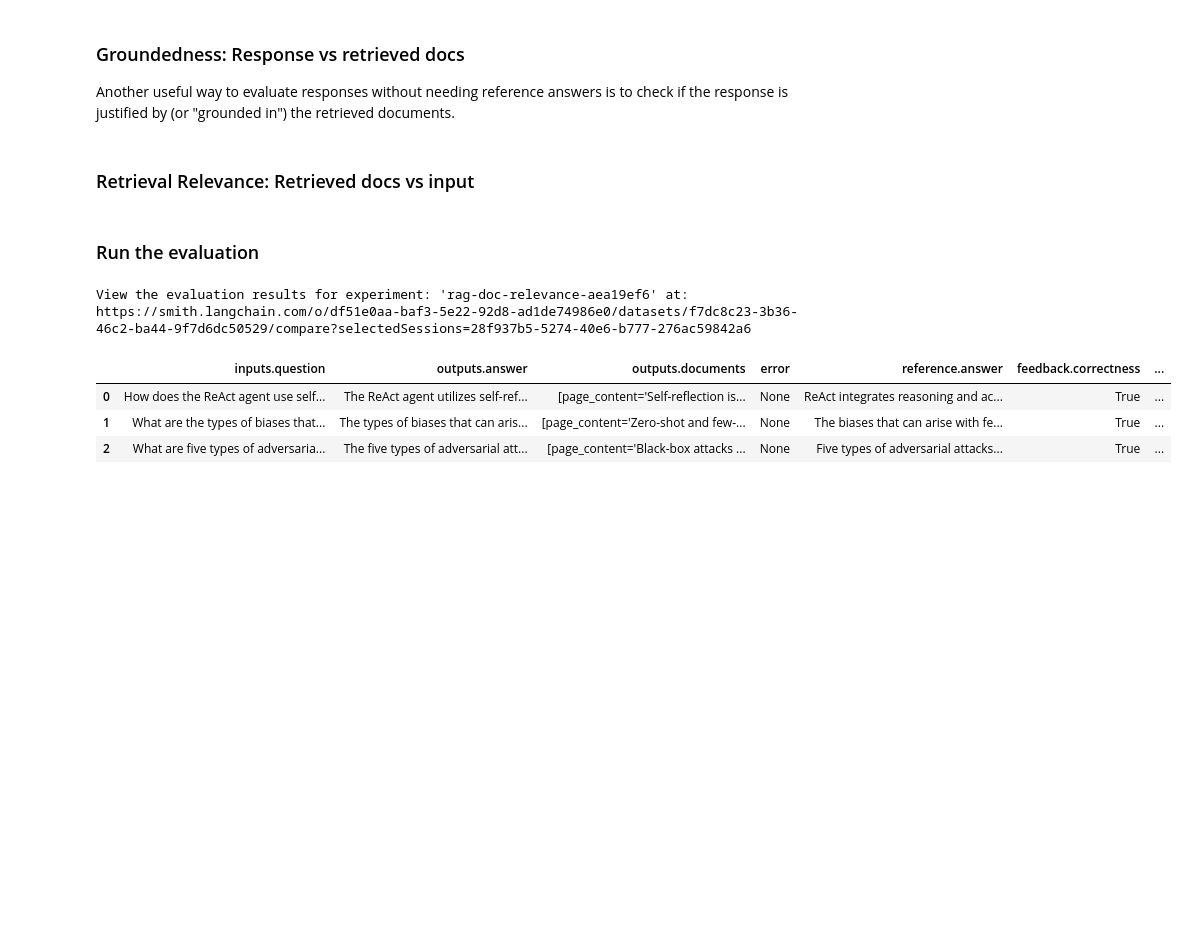
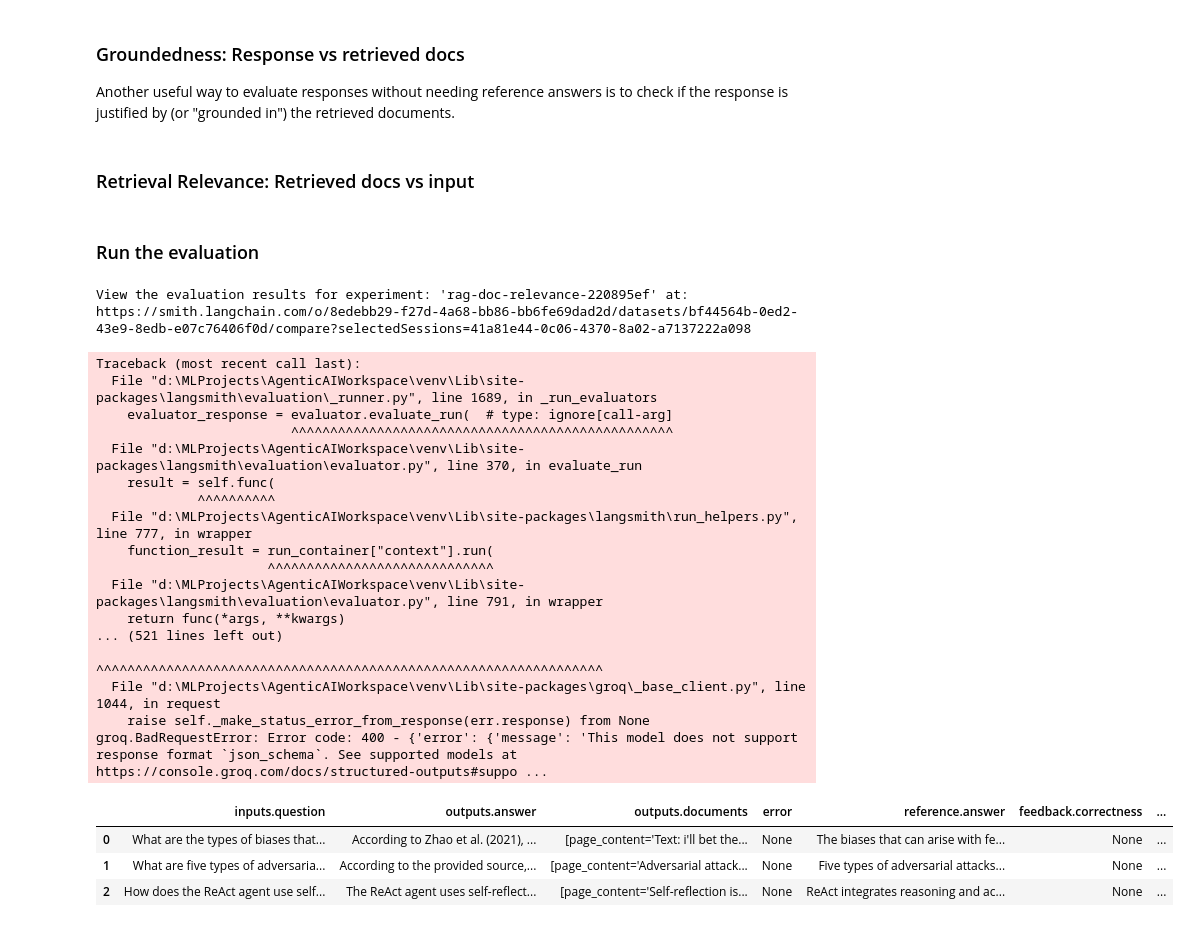
Before and after one commit to Ayushtechera/LangChain-langGraph, a Jupyter notebook: 12-Chatbot and Rag Evaluation/1-rag_evaluation.ipynb, the cells around one changed output. Drawn from its saved outputs; the diff is of its cells as text; code cells hidden in the pictures; blank space fills up the shorter version.

Commit message:
Rag Evaluation using langsmith

```diff
--- a/12-Chatbot and Rag Evaluation/1-rag_evaluation.ipynb
+++ b/12-Chatbot and Rag Evaluation/1-rag_evaluation.ipynb
@@ -158,6 +175,7 @@ https://smith.langchain.com/o/df51e0aa-baf3-5e22-92d8-ad1de74986e0/datasets/8ac2
 from langchain_community.document_loaders import WebBaseLoader
 from langchain_core.vectorstores import InMemoryVectorStore
 from langchain_openai import OpenAIEmbeddings
+from langchain_huggingface import HuggingFaceEmbeddings
 from langchain_text_splitters import RecursiveCharacterTextSplitter
 
 # List of URLs to load documents from
@@ -182,7 +200,9 @@ doc_splits = text_splitter.split_documents(docs_list)
 # Add the document chunks to the "vector store" using OpenAIEmbeddings
 vectorstore = InMemoryVectorStore.from_documents(
     documents=doc_splits,
-    embedding=OpenAIEmbeddings(),
+    embedding=HuggingFaceEmbeddings(
+        model_name="all-miniLM-L6-v2"
+    ),
 )
 
 # With langchain we can easily turn any vector store into a retrieval component:
@@ -352,7 +373,7 @@ Explain your reasoning in a step-by-step manner to ensure your reasoning and con
 Avoid simply stating the correct answer at the outset."""
 
 # Grader LLM
-relevance_llm = ChatOpenAI(model="gpt-4o", temperature=0).with_structured_output(RelevanceGrade, method="json_schema", strict=True)
+relevance_llm = ChatGroq(model="llama-3.1-8b-instant", temperature=0).with_structured_output(RelevanceGrade, method="json_schema", strict=True)
 
 # Evaluator
 def relevance(inputs: dict, outputs: dict) -> bool:
@@ -390,7 +411,7 @@ Explain your reasoning in a step-by-step manner to ensure your reasoning and con
 Avoid simply stating the correct answer at the outset."""
 
 # Grader LLM
-grounded_llm = ChatOpenAI(model="gpt-4o", temperature=0).with_structured_output(GroundedGrade, method="json_schema", strict=True)
+grounded_llm = ChatGroq(model="llama-3.1-8b-instant", temperature=0).with_structured_output(GroundedGrade, method="json_schema", strict=True)
 
 # Evaluator
 def groundedness(inputs: dict, outputs: dict) -> bool:
@@ -426,7 +447,7 @@ Explain your reasoning in a step-by-step manner to ensure your reasoning and con
 Avoid simply stating the correct answer at the outset."""
 
 # Grader LLM
-retrieval_relevance_llm = ChatOpenAI(model="gpt-4o", temperature=0).with_structured_output(RetrievalRelevanceGrade, method="json_schema", strict=True)
+retrieval_relevance_llm = ChatGroq(model="llama-3.1-8b-instant", temperature=0).with_structured_output(RetrievalRelevanceGrade, method="json_schema", strict=True)
 
 def retrieval_relevance(inputs: dict, outputs: dict) -> bool:
     """An evaluator for document relevance"""
@@ -444,20 +465,37 @@ def retrieval_relevance(inputs: dict, outputs: dict) -> bool:
 # %%
 def target(inputs: dict) -> dict:
     return rag_bot(inputs["question"])
 
 experiment_results = client.evaluate(
     target,
     data=dataset_name,
     evaluators=[correctness, groundedness, relevance, retrieval_relevance],
     experiment_prefix="rag-doc-relevance",
-    metadata={"version": "LCEL context, gpt-4-0125-preview"},
+    metadata={"version": "LCEL context, llama-3.1-8b-instant-preview"},
 )
 # Explore results locally as a dataframe if you have pandas installed
 experiment_results.to_pandas()
 # %% [output]
-View the evaluation results for experiment: 'rag-doc-relevance-aea19ef6' at:
-https://smith.langchain.com/o/df51e0aa-baf3-5e22-92d8-ad1de74986e0/datasets/f7dc8c23-3b36-46c2-ba44-9f7d6dc50529/compare?selectedSessions=28f937b5-5274-40e6-b777-276ac59842a6
+View the evaluation results for experiment: 'rag-doc-relevance-220895ef' at:
+https://smith.langchain.com/o/8edebb29-f27d-4a68-bb86-bb6fe69dad2d/datasets/bf44564b-0ed2-43e9-8edb-e07c76406f0d/compare?selectedSessions=41a81e44-0c06-4370-8a02-a7137222a098
+Traceback (most recent call last):
+  File "d:\MLProjects\AgenticAIWorkspace\venv\Lib\site-packages\langsmith\evaluation\_runner.py", line 1689, in _run_evaluators
+    evaluator_response = evaluator.evaluate_run(  # type: ignore[call-arg]
+                         ^^^^^^^^^^^^^^^^^^^^^^^^^^^^^^^^^^^^^^^^^^^^^^^^^
+  File "d:\MLProjects\AgenticAIWorkspace\venv\Lib\site-packages\langsmith\evaluation\evaluator.py", line 370, in evaluate_run
+    result = self.func(
+             ^^^^^^^^^^
+  File "d:\MLProjects\AgenticAIWorkspace\venv\Lib\site-packages\langsmith\run_helpers.py", line 777, in wrapper
+    function_result = run_container["context"].run(
+                      ^^^^^^^^^^^^^^^^^^^^^^^^^^^^^
+  File "d:\MLProjects\AgenticAIWorkspace\venv\Lib\site-packages\langsmith\evaluation\evaluator.py", line 791, in wrapper
+    return func(*args, **kwargs)
+... (521 lines left out)
+                           ^^^^^^^^^^^^^^^^^^^^^^^^^^^^^^^^^^^^^^^^^^^^^^^^^^^^^^^^^^^^^^^^^
+  File "d:\MLProjects\AgenticAIWorkspace\venv\Lib\site-packages\groq\_base_client.py", line 1044, in request
+    raise self._make_status_error_from_response(err.response) from None
+groq.BadRequestError: Error code: 400 - {'error': {'message': 'This model does not support response format `json_schema`. See supported models at https://console.groq.com/docs/structured-outputs#suppo ...
 |  | inputs.question | outputs.answer | outputs.documents | error | reference.answer | feedback.correctness | ... |
-| 0 | How does the ReAct agent use self... | The ReAct agent utilizes self-ref... | [page_content='Self-reflection is... | None | ReAct integrates reasoning and ac... | True | ... |
-| 1 | What are the types of biases that... | The types of biases that can aris... | [page_content='Zero-shot and few-... | None | The biases that can arise with fe... | True | ... |
-| 2 | What are five types of adversaria... | The five types of adversarial att... | [page_content='Black-box attacks ... | None | Five types of adversarial attacks... | True | ... |
+| 0 | What are the types of biases that... | According to Zhao et al. (2021), ... | [page_content='Text: i'll bet the... | None | The biases that can arise with fe... | None | ... |
+| 1 | What are five types of adversaria... | According to the provided source,... | [page_content='Adversarial attack... | None | Five types of adversarial attacks... | None | ... |
+| 2 | How does the ReAct agent use self... | The ReAct agent uses self-reflect... | [page_content='Self-reflection is... | None | ReAct integrates reasoning and ac... | None | ... |
```
Also changed, not shown: parts of 9 cells of this notebook, 1 other file.
